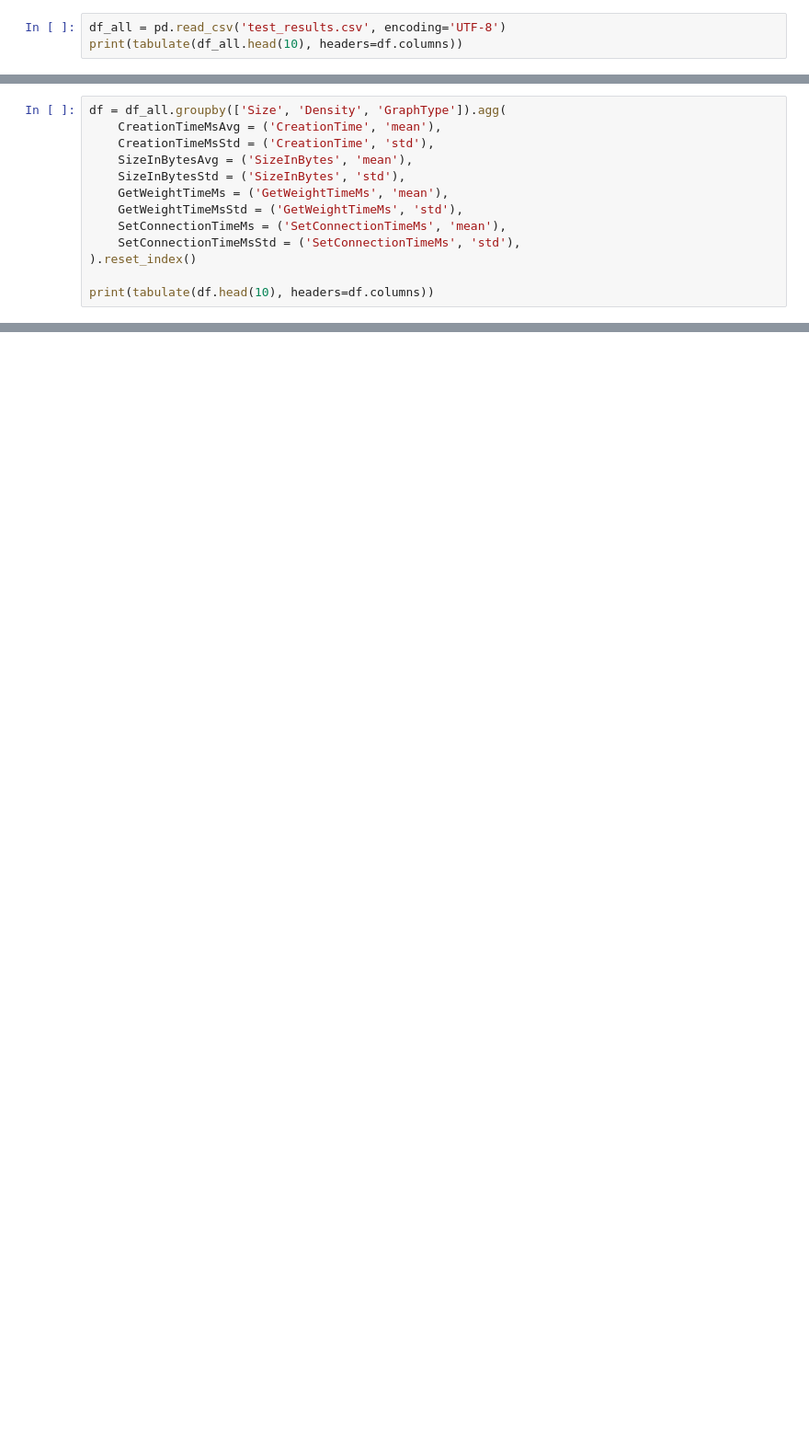
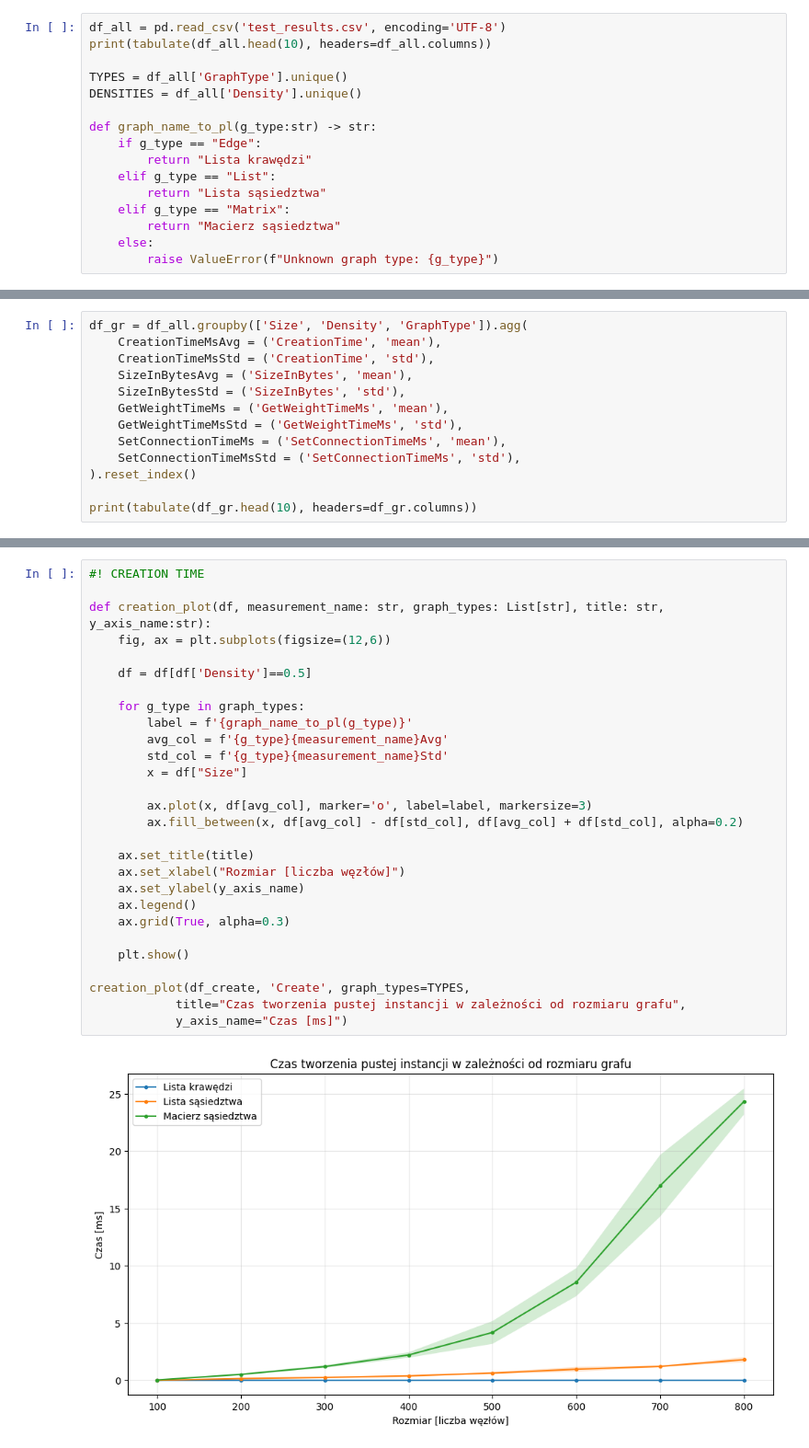
Before and after one commit to CenturionTheMan/ImplementationOfGraphStructures, a Jupyter notebook: DataAnalysis/analysis.ipynb, the cells around one changed output, grey strips where cells are left out. Shown at 92% size. Cells and saved outputs as stored; diff of their text form; blank space fills up the shorter version.

Commit message:
-test fixes with time measurement -working on analysis

```diff
--- a/DataAnalysis/analysis.ipynb
+++ b/DataAnalysis/analysis.ipynb
@@ -7,6 +9,19 @@ from tabulate import tabulate
 # %%
 df_all = pd.read_csv('test_results.csv', encoding='UTF-8')
-print(tabulate(df_all.head(10), headers=df.columns))
+print(tabulate(df_all.head(10), headers=df_all.columns))
+
+TYPES = df_all['GraphType'].unique()
+DENSITIES = df_all['Density'].unique()
+
+def graph_name_to_pl(g_type:str) -> str:
+    if g_type == "Edge":
+        return "Lista krawędzi"
+    elif g_type == "List":
+        return "Lista sąsiedztwa"
+    elif g_type == "Matrix":
+        return "Macierz sąsiedztwa"
+    else:
+        raise ValueError(f"Unknown graph type: {g_type}")
 # %% [output]
       Rep    Size    Density  GraphType      CreationTime    SizeInBytes    GetWeightTimeMs    SetConnectionTimeMs
 --  -----  ------  ---------  -----------  --------------  -------------  -----------------  ---------------------
@@ -23,5 +38,5 @@ print(tabulate(df_all.head(10), headers=df.columns))
 # %%
-df = df_all.groupby(['Size', 'Density', 'GraphType']).agg(
+df_gr = df_all.groupby(['Size', 'Density', 'GraphType']).agg(
     CreationTimeMsAvg = ('CreationTime', 'mean'),
     CreationTimeMsStd = ('CreationTime', 'std'),
     SizeInBytesAvg = ('SizeInBytes', 'mean'),
@@ -32,7 +47,7 @@ df = df_all.groupby(['Size', 'Density', 'GraphType']).agg(
     SetConnectionTimeMsStd = ('SetConnectionTimeMs', 'std'),
 ).reset_index()
 
-print(tabulate(df.head(10), headers=df.columns))
+print(tabulate(df_gr.head(10), headers=df_gr.columns))
 # %% [output]
       Size    Density  GraphType      CreationTimeMsAvg    CreationTimeMsStd    SizeInBytesAvg    SizeInBytesStd    GetWeightTimeMs    GetWeightTimeMsStd    SetConnectionTimeMs    SetConnectionTimeMsS ...
 --  ------  ---------  -----------  -------------------  -------------------  ----------------  ----------------  -----------------  --------------------  ---------------------  ---------------------- ...
@@ -71,0 +107,30 @@ print(tabulate(df_creation_time.head(10), headers=df_creation_time.columns))
+# %%
+#! CREATION TIME
+
+def creation_plot(df, measurement_name: str, graph_types: List[str], title: str, y_axis_name:str):
+    fig, ax = plt.subplots(figsize=(12,6))
+
+    df = df[df['Density']==0.5]
+
+    for g_type in graph_types:
+        label = f'{graph_name_to_pl(g_type)}'
+        avg_col = f'{g_type}{measurement_name}Avg'
+        std_col = f'{g_type}{measurement_name}Std'
+        x = df["Size"]
+
+        ax.plot(x, df[avg_col], marker='o', label=label, markersize=3)
+        ax.fill_between(x, df[avg_col] - df[std_col], df[avg_col] + df[std_col], alpha=0.2)
+
+    ax.set_title(title)
+    ax.set_xlabel("Rozmiar [liczba węzłów]")
+    ax.set_ylabel(y_axis_name)
+    ax.legend()
+    ax.grid(True, alpha=0.3)
+
+    plt.show()
+
+creation_plot(df_create, 'Create', graph_types=TYPES,
+            title="Czas tworzenia pustej instancji w zależności od rozmiaru grafu",
+            y_axis_name="Czas [ms]")
+# %% [output]
+[figure, added]
```
Also changed, not shown: parts of 6 cells of this notebook, 5 other files.
